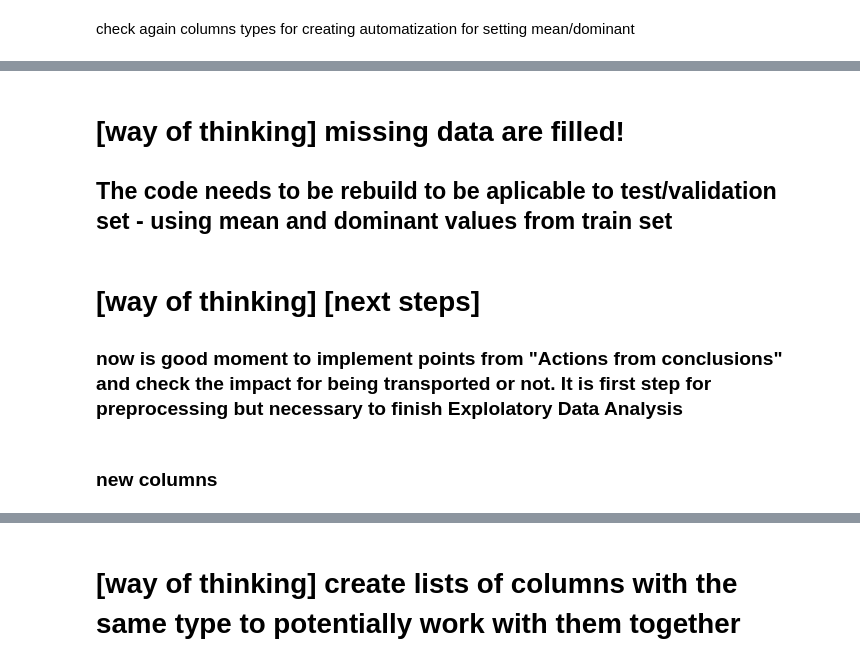
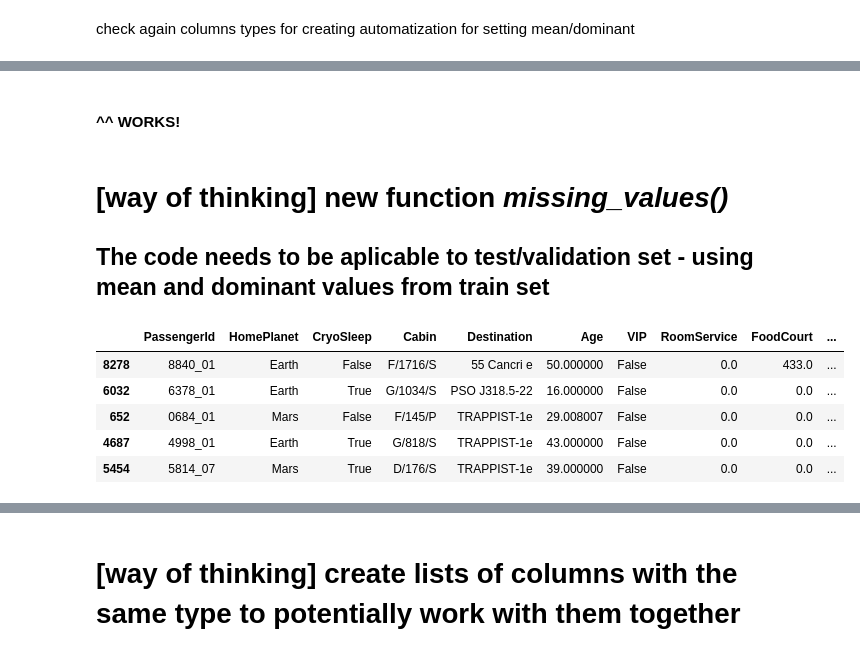
Before and after one commit to tkocza/kaggle_solutions, a Jupyter notebook: Spaceship_titanic/Way_of_Thinking-Spaceship_titanic-E2E_analysis.ipynb, the cells around one changed output, grey strips where cells are left out. Drawn from its saved outputs; the diff is of its cells as text; code cells hidden in the pictures.

```diff
--- a/Spaceship_titanic/Way_of_Thinking-Spaceship_titanic-E2E_analysis.ipynb
+++ b/Spaceship_titanic/Way_of_Thinking-Spaceship_titanic-E2E_analysis.ipynb
@@ -698,0 +803,8 @@ df_train, df_val, y_train, y_val = train_test_split(df_train_val, y_train_val, t
+# %%
+# it is easy to create a few new column at the same time
+df_train[["PassengerId_group","PassengerId_num_in_group"]] = pd.DataFrame(df_train["PassengerId"].str.split('_', expand=True), index=df_train.index).astype('int32')
+df_train.drop('PassengerId', axis=1, inplace=True)
+# %%
+# it is easy to create a few new column at the same time
+df_train[["Cabin_deck","Cabin_num","Cabin_side"]] = pd.DataFrame(df_train["Cabin"].str.split('/', expand=True), index=df_train.index)
+df_train.drop('Cabin', axis=1, inplace=True)
@@ -748,10 +870,12 @@ Data columns (total 14 columns):
 dtypes: bool(3), float64(6), object(5)
 memory usage: 772.6+ KB
+# %% [markdown]
+#### ^^ WORKS!
 # %% [markdown]
-# [way of thinking] missing data are filled!
-## The code needs to be rebuild to be aplicable to test/validation set - using mean and dominant values from train set
+# [way of thinking] new function *missing_values()*
+## The code needs to be aplicable to test/validation set - using mean and dominant values from train set
 # %%
-def flow_missing_values(df, fill_method, md_mean = None, md_dominant = None):
+def missing_values(df, fill_method, md_mean = None, md_dominant = None):
     # method: rm, md (mean_dominant)
     df_new = df.copy()
     if fill_method == 'rm':
@@ -765,5 +889,14 @@ def flow_missing_values(df, fill_method, md_mean = None, md_dominant = None):
 
     return df_new
 # %%
-md_mean = df.select_dtypes(include='float64').mean(numeric_only=True).to_dict()
-md_dominant = df.select_dtypes(include="object").mode(numeric_only=False).loc[0,:].to_dict()
+md_mean = df_train.select_dtypes(include='float64').mean(numeric_only=True).to_dict()
+md_dominant = df_train.select_dtypes(include="object").mode(numeric_only=False).loc[0,:].to_dict()
+df_check = missing_values(df_train, fill_method='md', md_mean=md_mean, md_dominant=md_dominant)
+df_check.head()
+# %% [output]
+|  | PassengerId | HomePlanet | CryoSleep | Cabin | Destination | Age | VIP | RoomService | FoodCourt | ... |
+| 8278 | 8840_01 | Earth | False | F/1716/S | 55 Cancri e | 50.000000 | False | 0.0 | 433.0 | ... |
+| 6032 | 6378_01 | Earth | True | G/1034/S | PSO J318.5-22 | 16.000000 | False | 0.0 | 0.0 | ... |
+| 652 | 0684_01 | Mars | False | F/145/P | TRAPPIST-1e | 29.008007 | False | 0.0 | 0.0 | ... |
+| 4687 | 4998_01 | Earth | True | G/818/S | TRAPPIST-1e | 43.000000 | False | 0.0 | 0.0 | ... |
+| 5454 | 5814_07 | Mars | True | D/176/S | TRAPPIST-1e | 39.000000 | False | 0.0 | 0.0 | ... |
@@ -772,5 +902,0 @@ md_dominant = df.select_dtypes(include="object").mode(numeric_only=False).loc[0,
-# %% [markdown]
-# [way of thinking] [next steps]
-### now is good moment to implement points from "Actions from conclusions" and check the impact for being transported or not. It is first step for preprocessing but necessary to finish Explolatory Data Analysis
-# %% [markdown]
-### new columns
```
Also changed, not shown: parts of 67 cells of this notebook.
